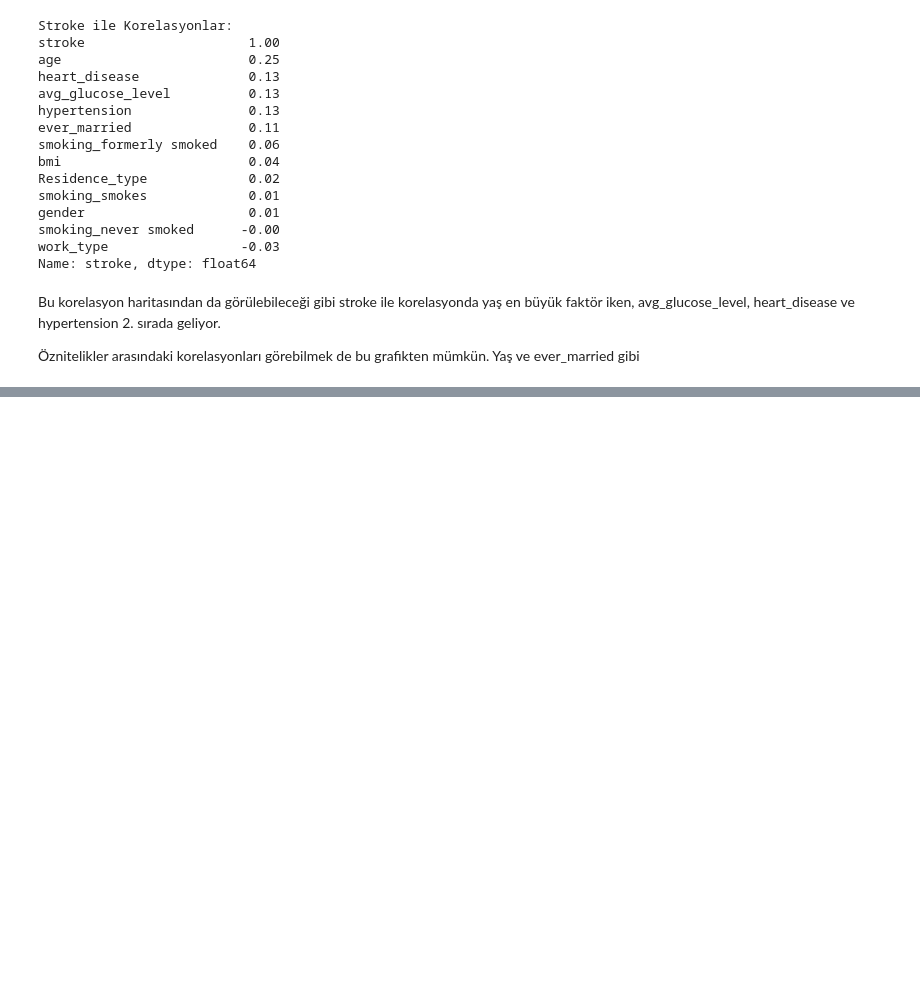
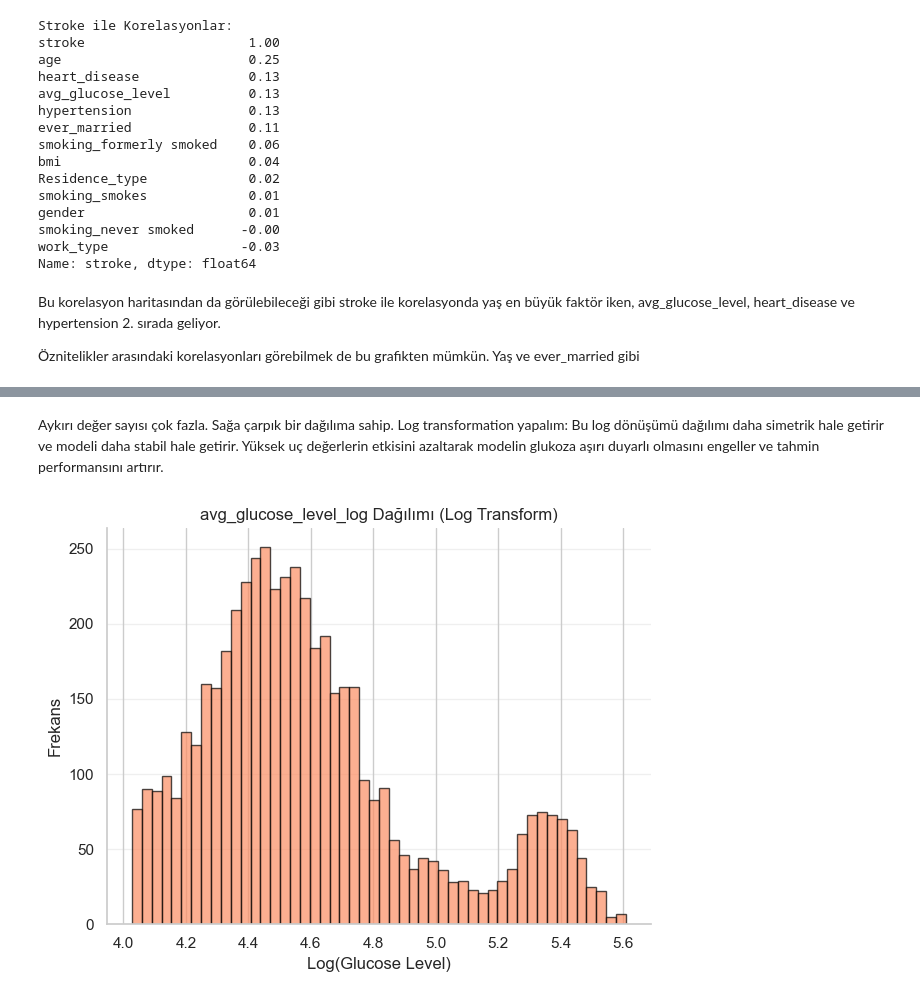
Before and after one commit to emirhangull/StrokePrediction, a Jupyter notebook: analysis.ipynb, the cells around one changed output, grey strips where cells are left out. Drawn from its saved outputs; the diff is of its cells as text; code cells hidden in the pictures; blank space fills up the shorter version.

```diff
--- a/analysis.ipynb
+++ b/analysis.ipynb
@@ -408,0 +730,24 @@ Yani yaş özniteliğinin diğer öznitelikleri de etkilediğini ve inme geçiri
+# %% [markdown]
+Aykırı değer sayısı çok fazla.
+Sağa çarpık bir dağılıma sahip.
+Log transformation yapalım:
+Bu log dönüşümü dağılımı daha simetrik hale getirir ve modeli daha stabil hale getirir.
+Yüksek uç değerlerin etkisini azaltarak modelin glukoza aşırı duyarlı olmasını engeller ve tahmin performansını artırır.
+# %%
+# Log transformation
+dfcleaned['avg_glucose_level_log'] = np.log1p(dfcleaned['avg_glucose_level'])
+# %%
+# Log transformation sonrası histogram grafiği
+plt.figure(figsize=(12, 5))
+
+plt.subplot(1, 2, 1)
+plt.hist(dfcleaned['avg_glucose_level_log'], bins=50, edgecolor='black', color='#fc8d62', alpha=0.7)
+plt.xlabel('Log(Glucose Level)')
+plt.ylabel('Frekans')
+plt.title('avg_glucose_level_log Dağılımı (Log Transform)')
+plt.grid(axis='y', alpha=0.3)
+
+plt.tight_layout()
+plt.show()
+# %% [output]
+[figure, added]
```
Also changed, not shown: parts of 66 cells of this notebook.
